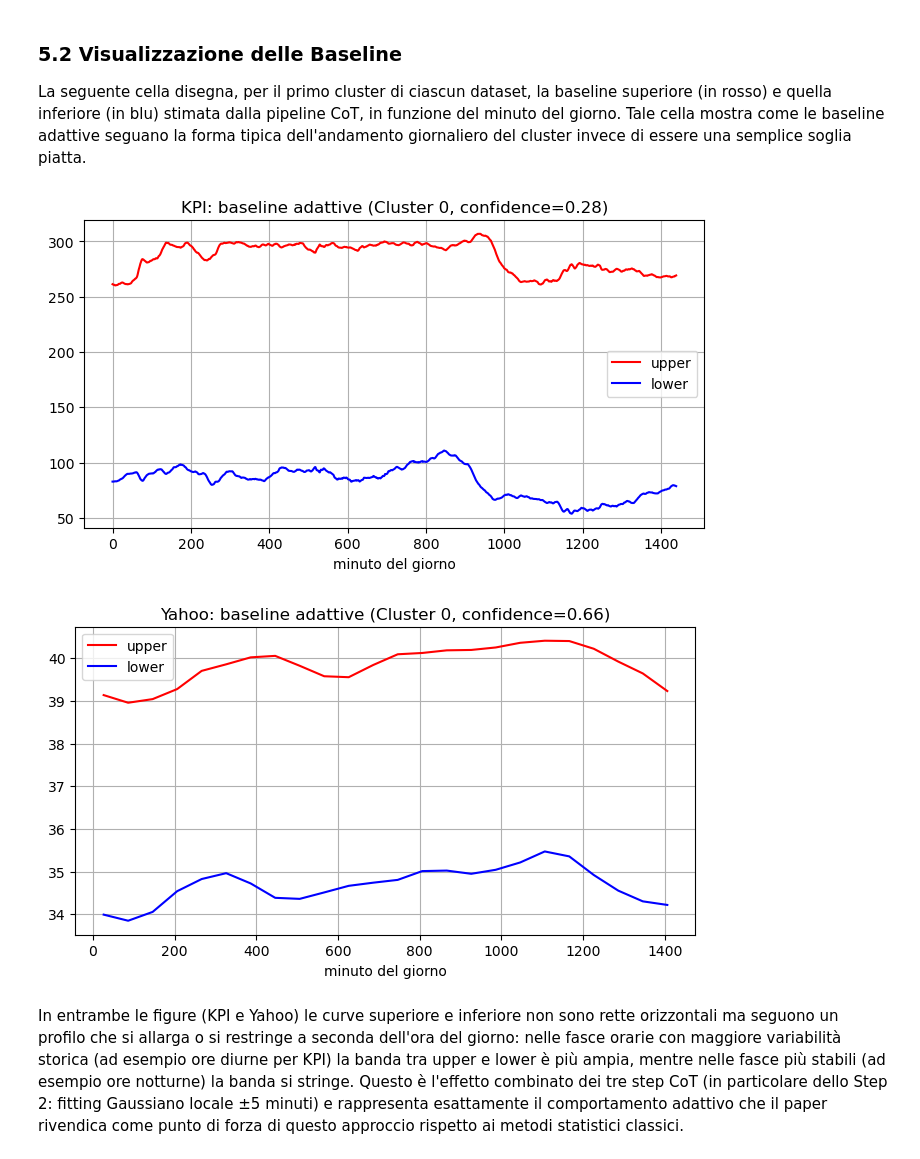
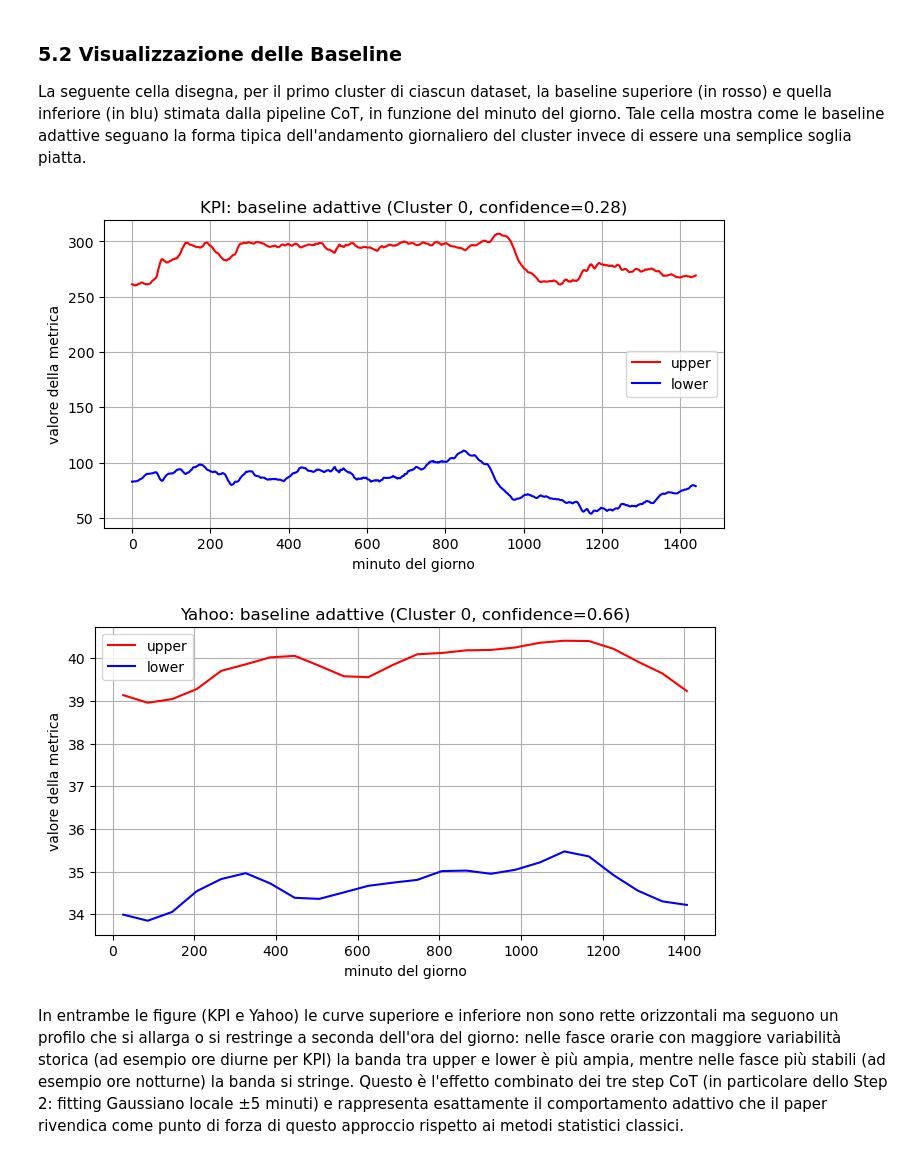
Before and after one commit to GiuliaSimoncini/LAB_Data_Mining, a Jupyter notebook: Cluster_LLM.ipynb, the cells around one changed output. Saved outputs shown, nothing was run; the diff lists cells and outputs as text; code cells hidden in the pictures.

```diff
--- a/Cluster_LLM.ipynb
+++ b/Cluster_LLM.ipynb
@@ -795,22 +804,23 @@ La seguente cella disegna, per il primo cluster di ciascun dataset, la baseline
 # %%
 
 # Baseline adattive stimate per un cluster di esempio -> KPI e Yahoo
 def plot_fig4(profiles, dataset_name):
     cid0 = list(profiles.keys())[0]
     prof = profiles[cid0]
     plt.figure(figsize=(8, 4))
     plt.plot(prof.minute_index, prof.upper, color="red", label="upper")
     plt.plot(prof.minute_index, prof.lower, color="blue", label="lower")
     plt.title(f"{dataset_name}: baseline adattive (Cluster {cid0}, confidence={prof.confidence:.2f})")
     plt.xlabel("minuto del giorno")
+    plt.ylabel("valore della metrica")
     plt.legend()
     plt.show()
 
 plot_fig4(cluster_profiles, "KPI")
 plot_fig4(yahoo_cluster_profiles, "Yahoo")
 # %% [output]
-[figure, old version]
+[figure, new version]
-[figure, old version]
+[figure, new version]
 # %% [markdown]
 In entrambe le figure (KPI e Yahoo) le curve superiore e inferiore non sono rette orizzontali ma seguono un profilo che si allarga o si restringe a seconda dell'ora del giorno: nelle fasce orarie con maggiore variabilità storica (ad esempio ore diurne per KPI) la banda tra upper e lower è più ampia, mentre nelle fasce più stabili (ad esempio ore notturne) la banda si stringe. Questo è l'effetto combinato dei tre step CoT (in particolare dello Step 2: fitting Gaussiano locale ±5 minuti) e rappresenta esattamente il comportamento adattivo che il paper rivendica come punto di forza di questo approccio rispetto ai metodi statistici classici.
 # %% [markdown]
```
Also changed, not shown: parts of 9 cells of this notebook, 1 other file.
